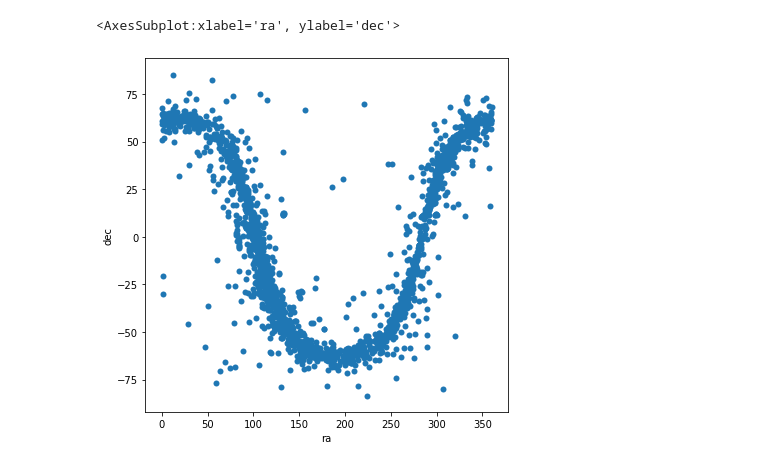
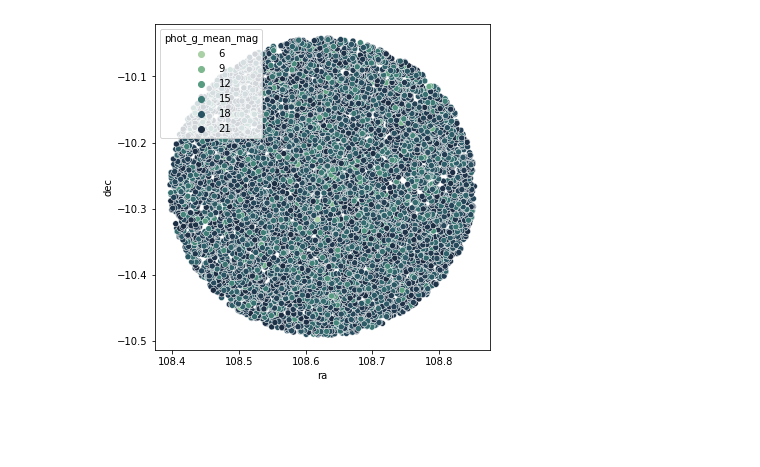
Before and after one commit to cdalvaro/machine-learning-master-thesis, a Jupyter notebook: code/notebooks/clusters_analysis.ipynb, the cells around one changed output. Saved outputs shown, nothing was run; the diff lists cells and outputs as text; code cells hidden in the pictures; blank space fills up the shorter version.

```diff
--- a/code/notebooks/clusters_analysis.ipynb
+++ b/code/notebooks/clusters_analysis.ipynb
@@ -13,7 +26,10 @@ db = DB.instance(host='ai.cdalvaro.io', port=15432)
+# %%
+cluster_name = 'NGC 2353'
+clusters = OpenClust.get_clusters(names={cluster_name})
+# %%
+df = db.get_stars(region=clusters[cluster_name])
 # %%
-openclust_df = OpenClust.catalogue(as_dataframe=True)
-f, ax = plt.subplots(figsize=(6.5, 6.5))
-sns.scatterplot(x="ra", y="dec", linewidth=0, data=openclust_df, ax=ax)
+f, ax = plt.subplots(figsize=(6, 6))
+sns.scatterplot(x="ra", y="dec", hue="phot_g_mean_mag", palette="ch:r=-.5,l=.75", data=df, ax=ax);
 # %% [output]
-<AxesSubplot:xlabel='ra', ylabel='dec'>
-[figure, old version]
+[figure, new version]
```
Also changed, not shown: parts of 7 cells of this notebook, 2 other files.
